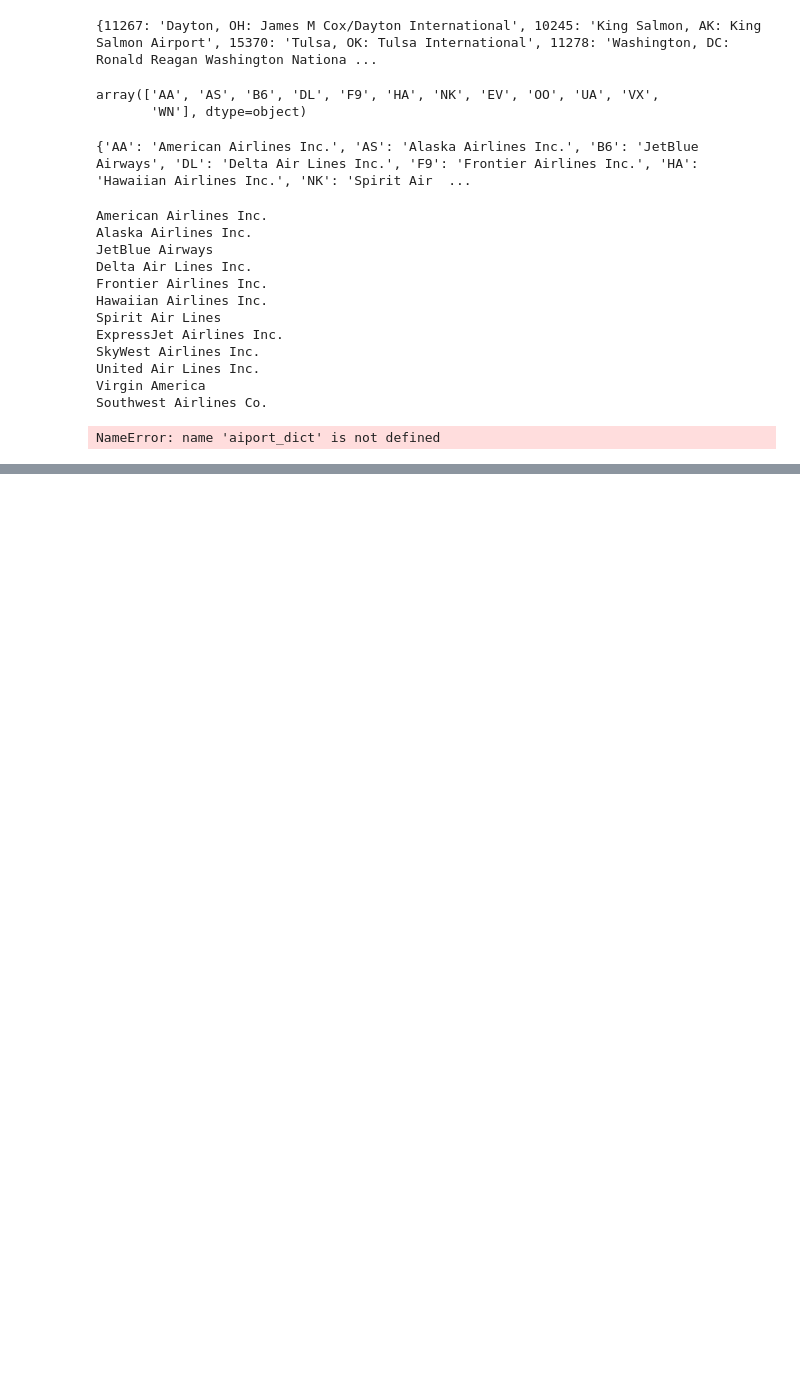
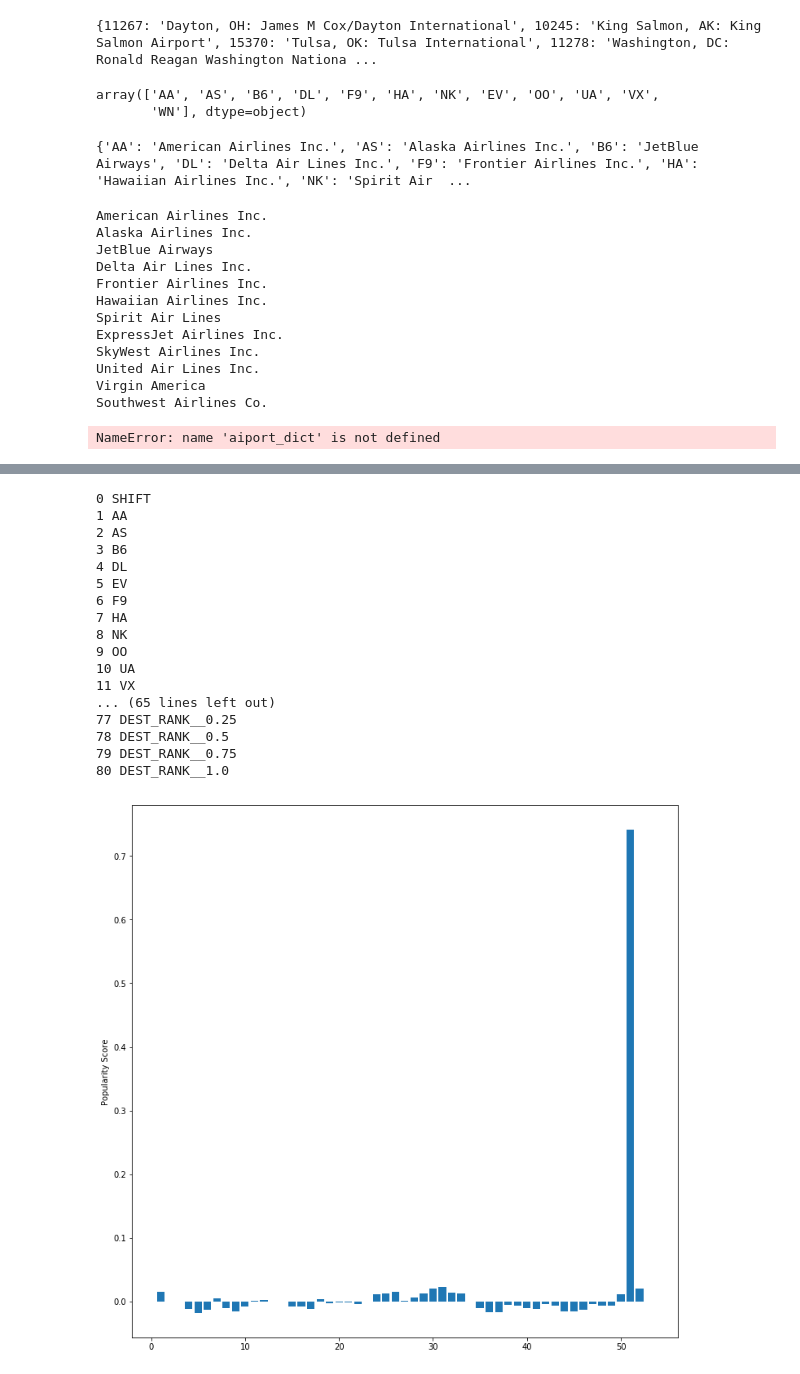
Before and after one commit to Coni63/OC_DS, a Jupyter notebook: P4/Model.ipynb, the cells around one changed output, grey strips where cells are left out. Saved outputs shown, nothing was run; the diff lists cells and outputs as text; code cells hidden in the pictures; blank space fills up the shorter version.

```diff
--- a/P4/Model.ipynb
+++ b/P4/Model.ipynb
@@ -462,0 +498,49 @@ print(y_train.std())
+# %%
+import seaborn as sns
+import pickle
+
+def load_obj(name):
+    with open("prod/" + name + '.pkl', 'rb') as f:
+        return pickle.load(f)
+
+index_arr = load_obj("index")
+for i, feature in enumerate(index_arr):
+    print(i, feature)
+
+# plt.figure(figsize=(12,12))
+# correlation_matrix = booster.coef_[20:72].reshape(-1,1)
+# sns.barplot(correlation_matrix)
+# plt.savefig("img/coef.png")
+# plt.show()
+
+x = []
+y = []
+for key, value in zip(booster.coef_, index_arr):
+    if value.startswith("WEEK_"):
+        x.append(int(value[6:]))
+        y.append(key)
+
+plt.figure(figsize=(12,12))
+plt.bar(x, y)
+# plt.xticks(x_pos, people)
+plt.ylabel('Popularity Score')
+plt.show()
+# %% [output]
+0 SHIFT
+1 AA
+2 AS
+3 B6
+4 DL
+5 EV
+6 F9
+7 HA
+8 NK
+9 OO
+10 UA
+11 VX
+... (65 lines left out)
+77 DEST_RANK__0.25
+78 DEST_RANK__0.5
+79 DEST_RANK__0.75
+80 DEST_RANK__1.0
+[figure, added]
```
Also changed, not shown: parts of 9 cells of this notebook, 12 other files.
